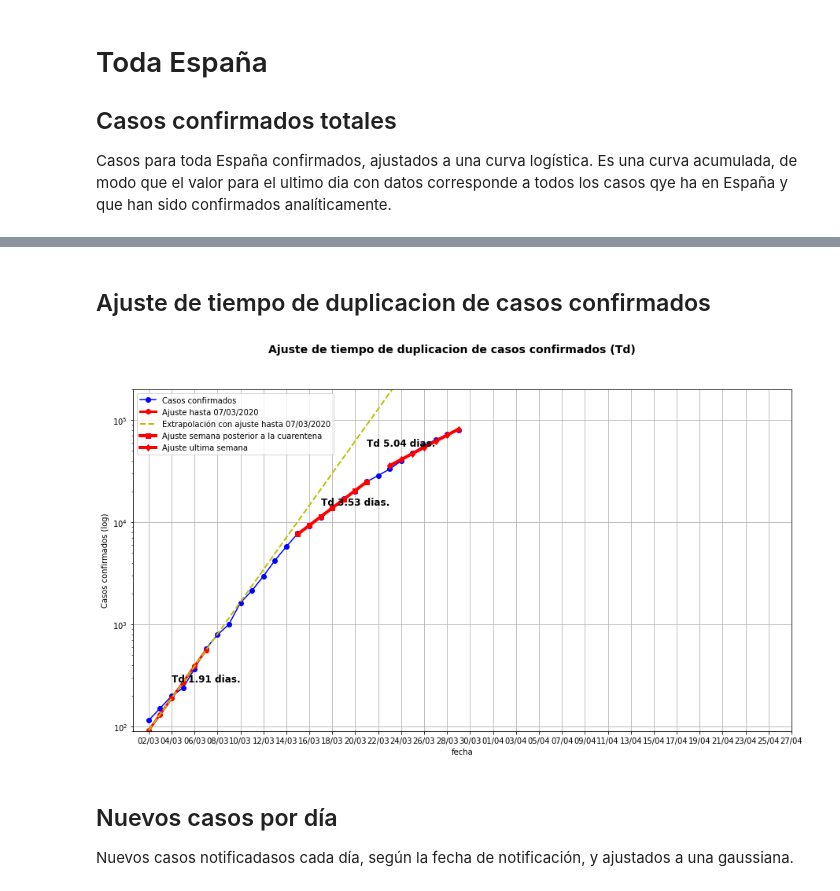
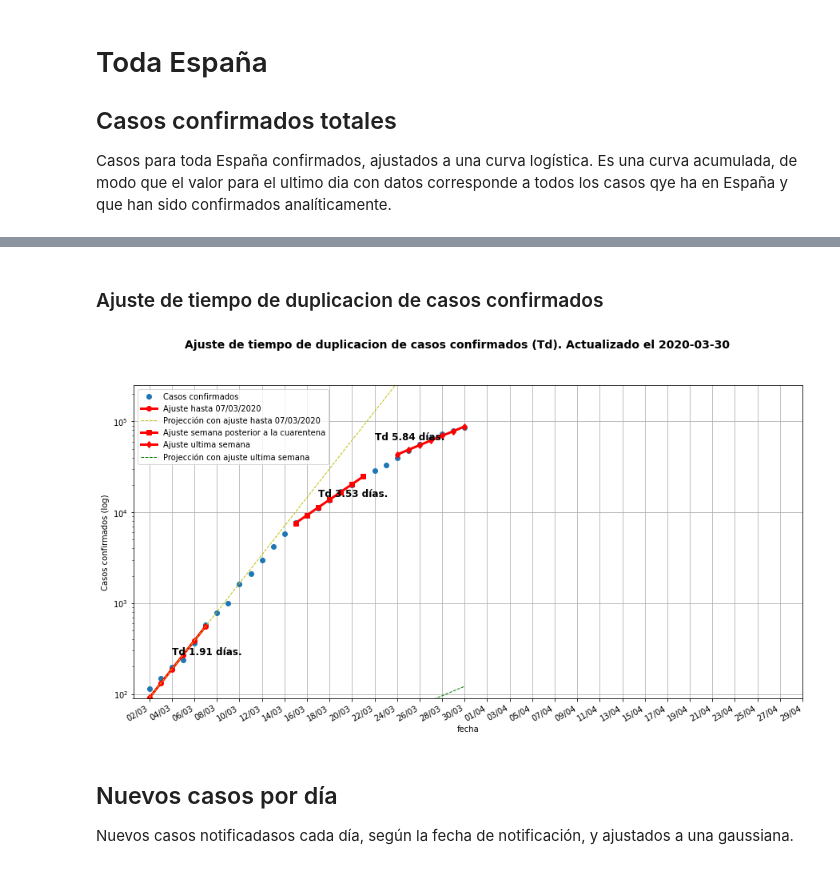
Before and after one commit to victorvicpal/COVID19_es, a Jupyter notebook: notebooks/LogisticCurve.ipynb, the cells around one changed output, grey strips where cells are left out. Cells and saved outputs as stored; diff of their text form; code cells hidden in the pictures.

```diff
--- a/notebooks/LogisticCurve.ipynb
+++ b/notebooks/LogisticCurve.ipynb
@@ -158,5 +158,5 @@ p_cont, err_cont = fit_curve(logistic, dates, Confirmed, Titulo, 'Total confirme
 # %% [markdown]
-## Ajuste de tiempo de duplicacion de casos confirmados
+### Ajuste de tiempo de duplicacion de casos confirmados
 # %%
 xdata = (dates-dates[0]).astype('timedelta64[D]').astype('float')
 ydata = Confirmed
@@ -165,47 +165,56 @@ future_axis = np.arange(1,days_future+1) + xdata[-1]
 dates_future_axis = dates[0]+future_axis.astype('timedelta64[D]')
 
 total_xaxis = np.concatenate((np.arange(-days_past,0),xdata,future_axis))
 dates_total_xaxis = dates[0]+total_xaxis.astype('timedelta64[D]')
 
 p0=[0, 2]
 bounds=([-10000, 1], [10, 10])
 params_names = ['x0', 'Td']
 
 poptFweek, pcovFweek = curve_fit(exp2, xdata[0:6], ydata[0:6], p0 = p0, bounds = bounds)
 poptQweek, pcovQweek = curve_fit(exp2, xdata[13:20], ydata[13:20], p0 = p0, bounds = bounds)
 poptLweek, pcovLweek = curve_fit(exp2, xdata[-7:], ydata[-7:], p0 = p0, bounds = bounds)
 
 fig, ax = plt.subplots(figsize=(15,8))
-fig.suptitle('Ajuste de tiempo de duplicacion de casos confirmados (Td)', fontsize=14, fontweight='bold')
+fig.autofmt_xdate()
+fig.suptitle('Ajuste de tiempo de duplicacion de casos confirmados (Td). Actualizado el {}'.
+             format(dates[-1].astype('datetime64[D]')),fontsize=14, fontweight='bold')
 
-ax.set_ylabel('Casos confirmados (log)')
-ax.set_xlabel('fecha')
+ax.plot(dates,ydata, 'o',label='Casos confirmados')
 
-ax.set_yscale('log')
-ax.plot(dates,ydata, 'b-o',label='Casos confirmados')
+ax.plot(dates[0:6],   exp2(xdata[0:6],   *poptFweek), 'ro-',
+        linewidth=3, label='Ajuste hasta 07/03/2020')
+ax.plot(dates,        exp2(xdata,        *poptFweek), 'y--',
+        linewidth=1, label='Projección con ajuste hasta 07/03/2020')
+ax.plot(dates[13:20], exp2(xdata[13:20], *poptQweek), 'rs-',
+        linewidth=3, label='Ajuste semana posterior a la cuarentena')
+ax.plot(dates[-7:],   exp2(xdata[-7:],   *poptLweek), 'rd-',
+        linewidth=3, label='Ajuste ultima semana')
 
-ax.plot(dates[0:6], exp2(xdata[0:6], *poptFweek), 'ro-', linewidth=3, label='Ajuste hasta 07/03/2020')
-ax.plot(dates, exp2(xdata, *poptFweek), 'y--', linewidth=2, label='Extrapolación con ajuste hasta 07/03/2020')
-ax.plot(dates[13:20], exp2(xdata[13:20], *poptQweek), 'rs-', linewidth=4, label='Ajuste semana posterior a la cuarentena')
-ax.plot(dates[-7:], exp2(xdata[-7:], *poptLweek), 'rd-', linewidth=4, label='Ajuste ultima semana')
+ax.plot(dates,        exp2(xdata,   x0=poptFweek[0], Td=poptLweek[1]), 'g--',
+        linewidth=1, label='Projección con ajuste ultima semana')
 
-ax.text(dates[2],np.mean(ydata[0:6]),'Td {:.2f} dias.'.format(poptFweek[1]),
+
+ax.text(dates[2],np.mean(ydata[0:6]),'Td {:.2f} días.'.format(poptFweek[1]),
         fontsize=12, fontweight='bold')
 
-ax.text(dates[15],np.mean(ydata[13:20]),'Td {:.2f} dias.'.format(poptQweek[1]),
+ax.text(dates[15],np.mean(ydata[13:20]),'Td {:.2f} días.'.format(poptQweek[1]),
         fontsize=12, fontweight='bold')
 
-ax.text(dates[-9],np.mean(ydata[-7:]),'Td {:.2f} dias. '.format(poptLweek[1]),
+ax.text(dates[-9],np.mean(ydata[-7:]),'Td {:.2f} días. '.format(poptLweek[1]),
         fontsize=12, fontweight='bold')
 
 ax.legend(loc='upper left')
 ax.xaxis.set_major_formatter(mdates.DateFormatter('%d/%m'))
+ax.set_ylabel('Casos confirmados (log)')
+ax.set_xlabel('fecha')
+ax.set_yscale('log')
 ax.grid(True)
 ax.set_ylim(bottom=90)
-ax.set_ylim(top=200000)
+ax.set_ylim(top=250000)
 ax.set_xticks(dates_total_xaxis[::2]);
 # %% [output]
-[figure, old version]
+[figure, new version]
 # %% [markdown]
 ## Nuevos casos por día <a class="anchor" id="1."></a>
 Nuevos casos notificadasos cada día, según la fecha de notificación, y ajustados a una gaussiana.
```
Also changed, not shown: parts of 8 cells of this notebook.
